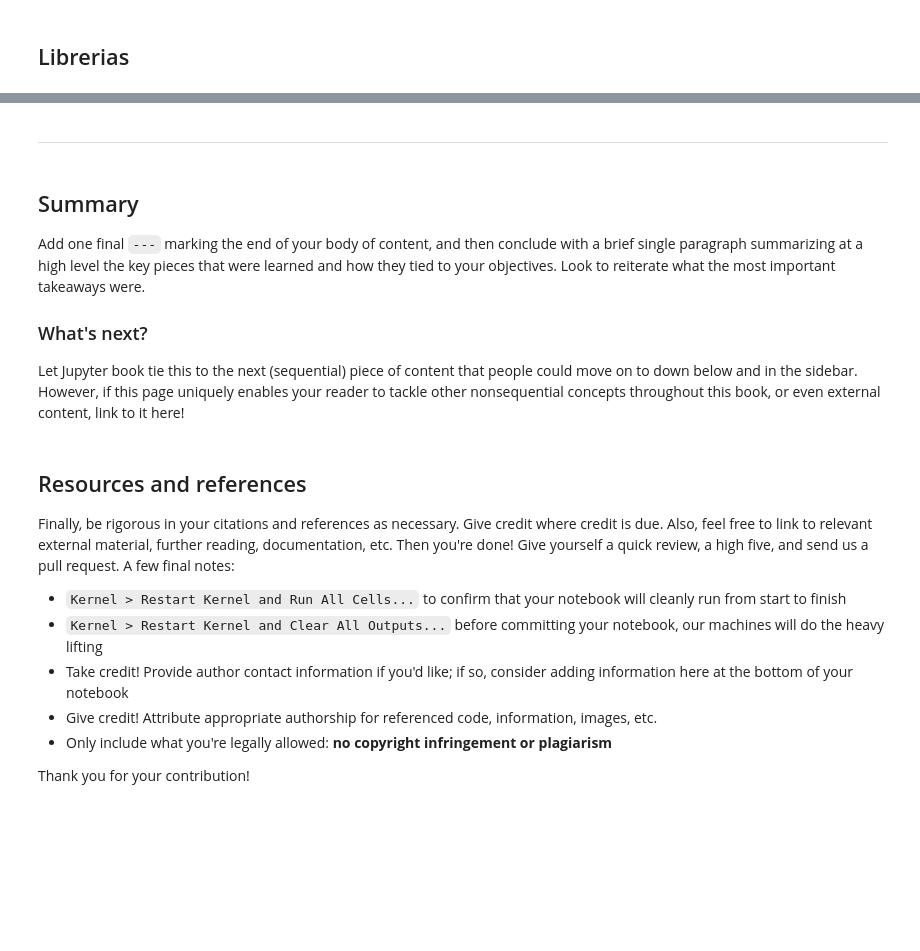
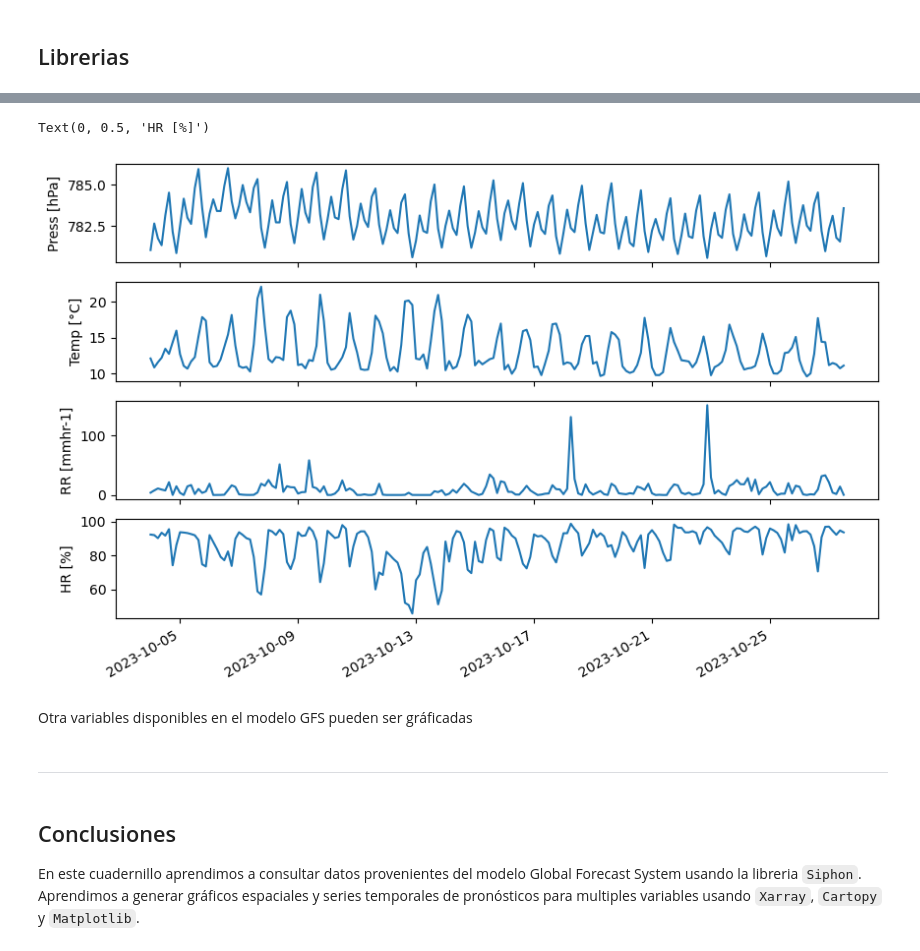
Before and after one commit to ProjectPythia/AtmosCol-2023, a Jupyter notebook: notebooks/2.acceso-datos/2.3.GFS.ipynb, the cells around one changed output, grey strips where cells are left out. Saved outputs shown, nothing was run; the diff lists cells and outputs as text; code cells hidden in the pictures; blank space fills up the shorter version.

Commit message:
new content

```diff
--- a/notebooks/2.acceso-datos/2.3.GFS.ipynb
+++ b/notebooks/2.acceso-datos/2.3.GFS.ipynb
@@ -59,0 +223,3 @@ temp.sel(lat=slice(16, -6)).sel(lon=slice(276, 295)).isel(time2=0).plot()
+# %%
+ds_uniq = ds_col.sel(lat=4.54, lon=360 -75., method='nearest')
+ds_uniq
@@ -60,18 +244,28 @@ temp.sel(lat=slice(16, -6)).sel(lon=slice(276, 295)).isel(time2=0).plot()
+# %%
+fig, (ax, ax1, ax2, ax3) = plt.subplots(4,1, figsize=(10, 6), sharex=True)
+(ds_uniq.Pressure_surface / 100).plot(ax=ax)
+ax.set_title("")
+ax.set_xlabel("")
+ax.set_ylabel("Press [hPa]")
+(ds_uniq.Temperature_surface - 273.15).plot(ax=ax1)
+ax1.set_title("")
+ax1.set_xlabel("")
+ax1.set_ylabel("Temp [°C]")
+(ds_uniq.Precipitation_rate_surface * 86400).plot(ax=ax2)
+ax2.set_title("")
+ax2.set_xlabel("")
+ax2.set_ylabel("RR [mmhr-1]")
+ds_uniq.Relative_humidity_height_above_ground.isel(height_above_ground4=0).plot(ax=ax3)
+ax3.set_title("")
+ax3.set_xlabel("")
+ax3.set_ylabel("HR [%]")
+# %% [output]
+Text(0, 0.5, 'HR [%]')
+[figure, added]
+# %% [markdown]
+Otra variables disponibles en el modelo GFS pueden ser gráficadas
 # %% [markdown]
 ---
-# %% [markdown]
-## Summary
-Add one final `---` marking the end of your body of content, and then conclude with a brief single paragraph summarizing at a high level the key pieces that were learned and how they tied to your objectives. Look to reiterate what the most important takeaways were.
-
-### What's next?
-Let Jupyter book tie this to the next (sequential) piece of content that people could move on to down below and in the sidebar. However, if this page uniquely enables your reader to tackle other nonsequential concepts throughout this book, or even external content, link to it here!
-# %% [markdown]
-## Resources and references
-Finally, be rigorous in your citations and references as necessary. Give credit where credit is due. Also, feel free to link to relevant external material, further reading, documentation, etc. Then you're done! Give yourself a quick review, a high five, and send us a pull request. A few final notes:
- - `Kernel > Restart Kernel and Run All Cells...` to confirm that your notebook will cleanly run from start to finish
- - `Kernel > Restart Kernel and Clear All Outputs...` before committing your notebook, our machines will do the heavy lifting
- - Take credit! Provide author contact information if you'd like; if so, consider adding information here at the bottom of your notebook
- - Give credit! Attribute appropriate authorship for referenced code, information, images, etc.
- - Only include what you're legally allowed: **no copyright infringement or plagiarism**
-
-Thank you for your contribution!
+# %% [markdown]
+## Conclusiones
+En este cuadernillo aprendimos a consultar datos provenientes del modelo Global Forecast System usando la libreria `Siphon`. Aprendimos a generar gráficos espaciales y series temporales de pronósticos para multiples variables usando `Xarray`, `Cartopy` y `Matplotlib`.
```
Also changed, not shown: parts of 39 cells of this notebook.
